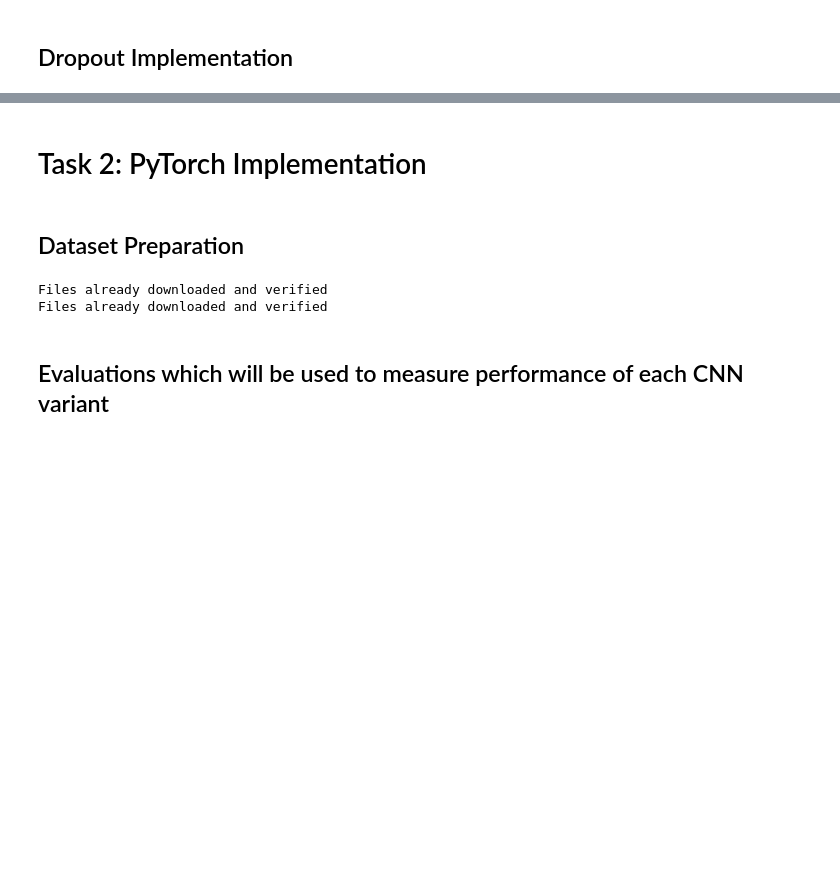
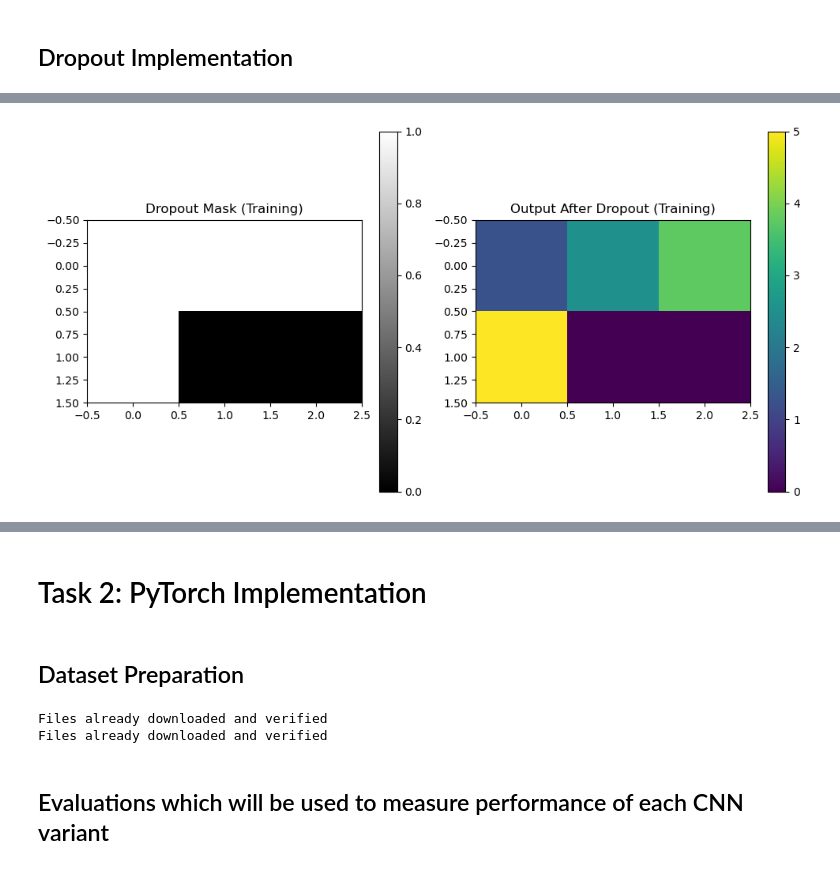
Before and after one commit to David-fi/Maths-and-Prob-in-Ai-group-, a Jupyter notebook: Group4.ipynb, the cells around one changed output, grey strips where cells are left out. Cells and saved outputs as stored; diff of their text form; code cells hidden in the pictures; blank space fills up the shorter version.

```diff
--- a/Group4.ipynb
+++ b/Group4.ipynb
@@ -228,0 +396,87 @@ class Dropout:
+# %%
+class Dropout:
+    def __init__(self, dropout_rate):
+        self.dropout_rate = dropout_rate
+        self.mask = None
+
+    def forward(self, x, training):
+        """
+        Forward pass for dropout.
+        Args:
+            x (numpy array): The input to the dropout layer.
+            training (bool): Is the model being trained.
+        Returns:
+            numpy array: Output after applying dropout.
+        """
+        if not isinstance(x, np.ndarray):
+            raise TypeError(f"Input must be a numpy array, but got {type(x).__name__}.")
+
+        if training:
+            self.mask = (np.random.rand(*x.shape) > self.dropout_rate)
+            return x * self.mask / (1 - self.dropout_rate)
+        return x
+
+    def backward(self, dout):
+        """
+        Backward pass for dropout.
+        Args:
+            dout (numpy array): The gradient from the next layer.
+        Returns:
+            numpy array: Gradient after applying dropout mask.
+        """
+        return dout * self.mask / (1 - self.dropout_rate)
+
+if __name__ == "__main__":
+    np.random.seed(42)  # For reproducibility
+    print("Testing Dropout")
+
+    # Test inputs for Dropout
+    x_dropout = np.array([[1.0, 2.0, 3.0],
+                          [4.0, 5.0, 6.0]])
+    dropout_rate = 0.2
+
+    # Initialize Dropout layer
+    dropout_layer = Dropout(dropout_rate)
+
+    # Forward pass for Dropout
+    dropout_out_training = dropout_layer.forward(x_dropout, training=True)
+    dropout_out_testing = dropout_layer.forward(x_dropout, training=False)
+
+    print("Dropout Forward (Training):\n", dropout_out_training)
+    print("Dropout Forward (Testing):\n", dropout_out_testing)
+
+    # Check scaling during training
+    expected_scaling = (x_dropout * dropout_layer.mask) / (1.0 - dropout_rate)
+    forward_train_passed = np.allclose(dropout_out_training, expected_scaling, atol=1e-6)
+    print("Dropout Forward Test (Training Mode):", "Passed" if forward_train_passed else "Failed")
+
+    # Check if output during testing matches input
+    forward_test_passed = np.allclose(dropout_out_testing, x_dropout, atol=1e-6)
+    print("Dropout Forward Test (Testing Mode):", "Passed" if forward_test_passed else "Failed")
+
+    # Backward pass for Dropout
+    dout_dropout = np.ones_like(x_dropout)
+    dropout_dx = dropout_layer.backward(dout_dropout)
+
+    # Check gradients during backward pass
+    expected_gradients = dout_dropout * dropout_layer.mask / (1.0 - dropout_rate)
+    backward_passed = np.allclose(dropout_dx, expected_gradients, atol=1e-6)
+    print("Dropout Backward Test:", "Passed" if backward_passed else "Failed")
+
+    plt.figure(figsize=(10, 5))
+
+    # Plot dropout mask
+    plt.subplot(1, 2, 1)
+    plt.title("Dropout Mask (Training)")
+    plt.imshow(dropout_layer.mask.astype(int), cmap='gray', interpolation='nearest', vmin=0, vmax=1)
+    plt.colorbar()
+
+    # Plot output after dropout
+    plt.subplot(1, 2, 2)
+    plt.title("Output After Dropout (Training)")
+    plt.imshow(dropout_out_training, cmap='viridis', interpolation='none')
+    plt.colorbar()
+
+    plt.tight_layout(rect=[0, 0, 1, 1])
+    plt.show()
+# %% [output]
@@ -228,0 +493 @@ class Dropout:
+[figure, added]
```
Also changed, not shown: parts of 23 cells of this notebook.
